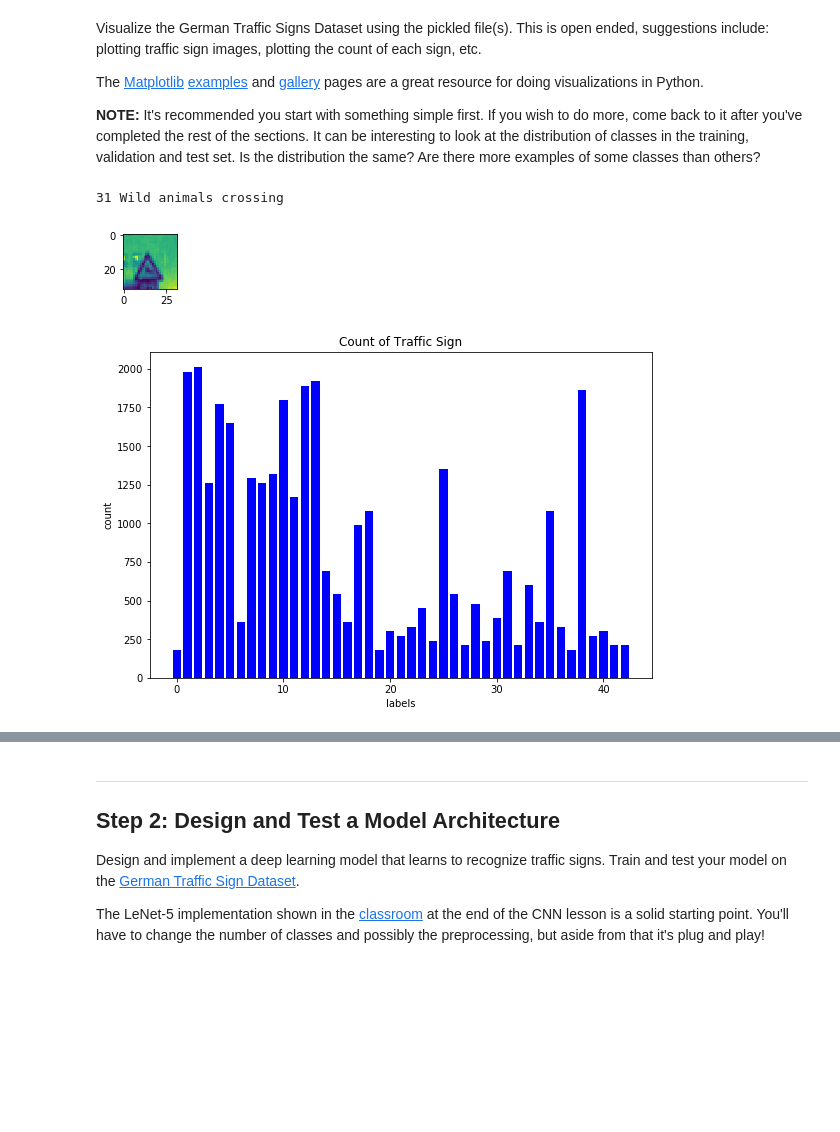
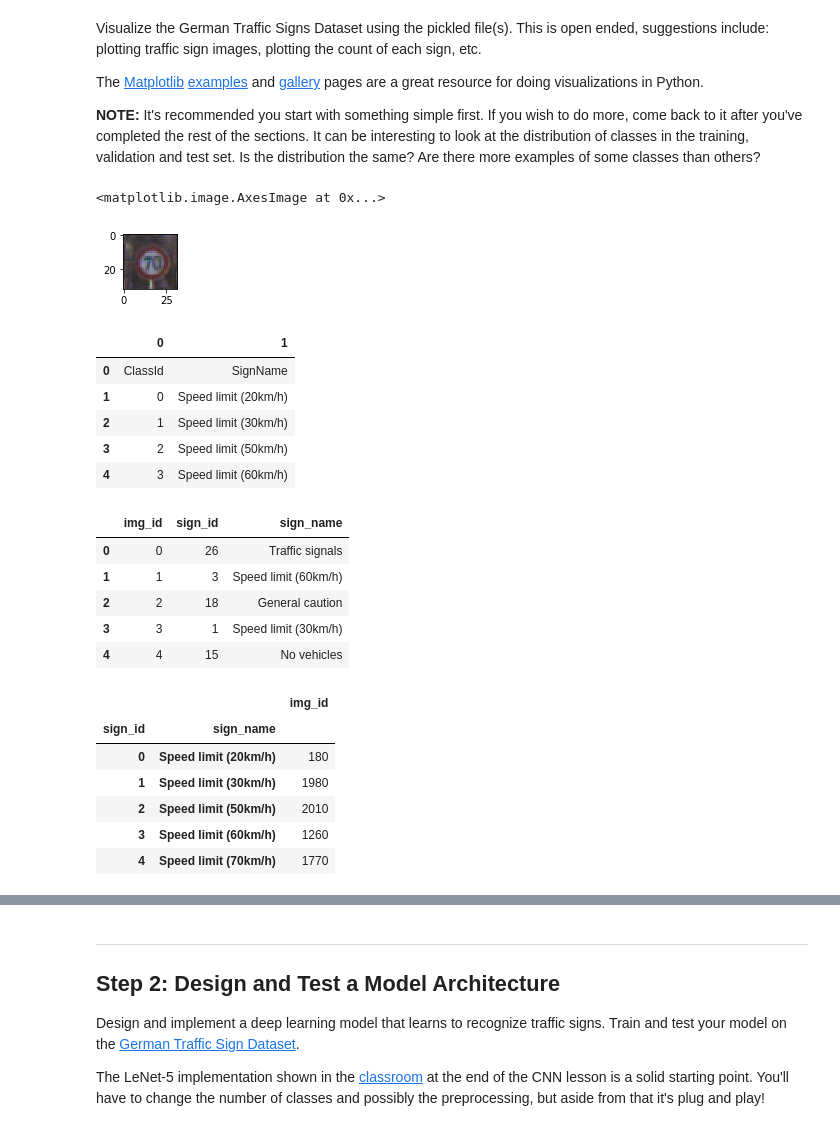
Before and after one commit to jingr1/CarND-Traffic-Sign-Classifier-Project, a Jupyter notebook: Traffic_Sign_Classifier.ipynb, the cells around one changed output, grey strips where cells are left out. Saved outputs shown, nothing was run; the diff lists cells and outputs as text; code cells hidden in the pictures; blank space fills up the shorter version.

```diff
--- a/Traffic_Sign_Classifier.ipynb
+++ b/Traffic_Sign_Classifier.ipynb
@@ -96,31 +96,29 @@ The [Matplotlib](http://matplotlib.org/) [examples](http://matplotlib.org/exampl
 # %%
 ### Data exploration visualization code goes here.
 ### Feel free to use as many code cells as needed.
 import matplotlib.pyplot as plt
 import random
 # Visualizations will be shown in the notebook.
 %matplotlib inline
 
 index = random.randint(0, len(X_train))
 image = X_train[index].squeeze()
 
 plt.figure(figsize=(1,1))
 plt.imshow(image)
 
-df=pd.read_csv('signnames.csv', sep=',',header=None)
-print(y_train[index],df.values[y_train[index]+1][1])
-
-sign_count = pd.value_counts(y_train).sort_index()
-X = sign_count.index
-Y = sign_count.values
-
-plt.figure(figsize=(9,6))
-plt.bar(X, Y,0.8,color='blue', ecolor='black')
-plt.ylabel("count")
-plt.xlabel("labels")
-plt.title("Count of Traffic Sign")
-plt.show()
+df_sign_names=pd.read_csv('signnames.csv', sep=',',header=None)
+print(y_train[index],df_sign_names.values[y_train[index]+1][1])
 # %% [output]
-31 Wild animals crossing
+<matplotlib.image.AxesImage at 0x...>
-[figure, old version]
+[figure, new version]
-[figure, removed]
+# %%
+df_sign_names=pd.read_csv('signnames.csv', sep=',',header=None)
+df_sign_names.head(n=5)
+# %% [output]
+|  | 0 | 1 |
+| 0 | ClassId | SignName |
+| 1 | 0 | Speed limit (20km/h) |
+| 2 | 1 | Speed limit (30km/h) |
+| 3 | 2 | Speed limit (50km/h) |
+| 4 | 3 | Speed limit (60km/h) |
@@ -126,0 +133,9 @@ plt.show()
+# %%
+pd_image_sign.head(n=5)
+# %% [output]
+|  | img_id | sign_id | sign_name |
+| 0 | 0 | 26 | Traffic signals |
+| 1 | 1 | 3 | Speed limit (60km/h) |
+| 2 | 2 | 18 | General caution |
+| 3 | 3 | 1 | Speed limit (30km/h) |
+| 4 | 4 | 15 | No vehicles |
@@ -126,0 +144,10 @@ plt.show()
+# %%
+df_sign_count.head(n=5)
+# %% [output]
+|  |  | img_id |
+| sign_id | sign_name |  |
+| 0 | Speed limit (20km/h) | 180 |
+| 1 | Speed limit (30km/h) | 1980 |
+| 2 | Speed limit (50km/h) | 2010 |
+| 3 | Speed limit (60km/h) | 1260 |
+| 4 | Speed limit (70km/h) | 1770 |
```
Also changed, not shown: parts of 16 cells of this notebook.
